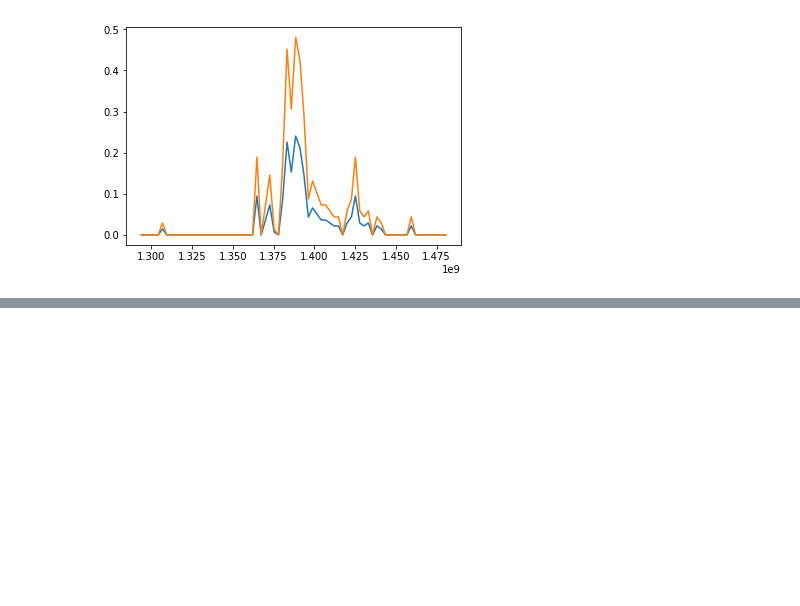
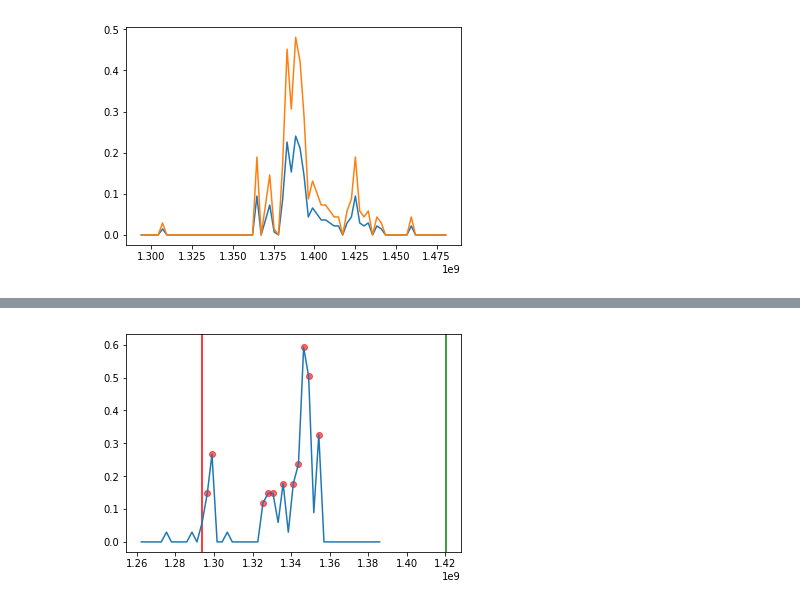
Before and after one commit to CornellDataScience/Yelp, a Jupyter notebook: salt-baes/Kenta/Dynamic_Time_Warping.ipynb, the cells around one changed output, grey strips where cells are left out. Drawn from its saved outputs; the diff is of its cells as text; code cells hidden in the pictures; blank space fills up the shorter version.

```diff
--- a/salt-baes/Kenta/Dynamic_Time_Warping.ipynb
+++ b/salt-baes/Kenta/Dynamic_Time_Warping.ipynb
@@ -627,0 +632,4 @@ anomalieDetection(names[2], save = True)
+# %%
+anomalieDetection(names[120], data = "useful")
+# %% [output]
+[figure, added]
```
Also changed, not shown: parts of 18 cells of this notebook.
